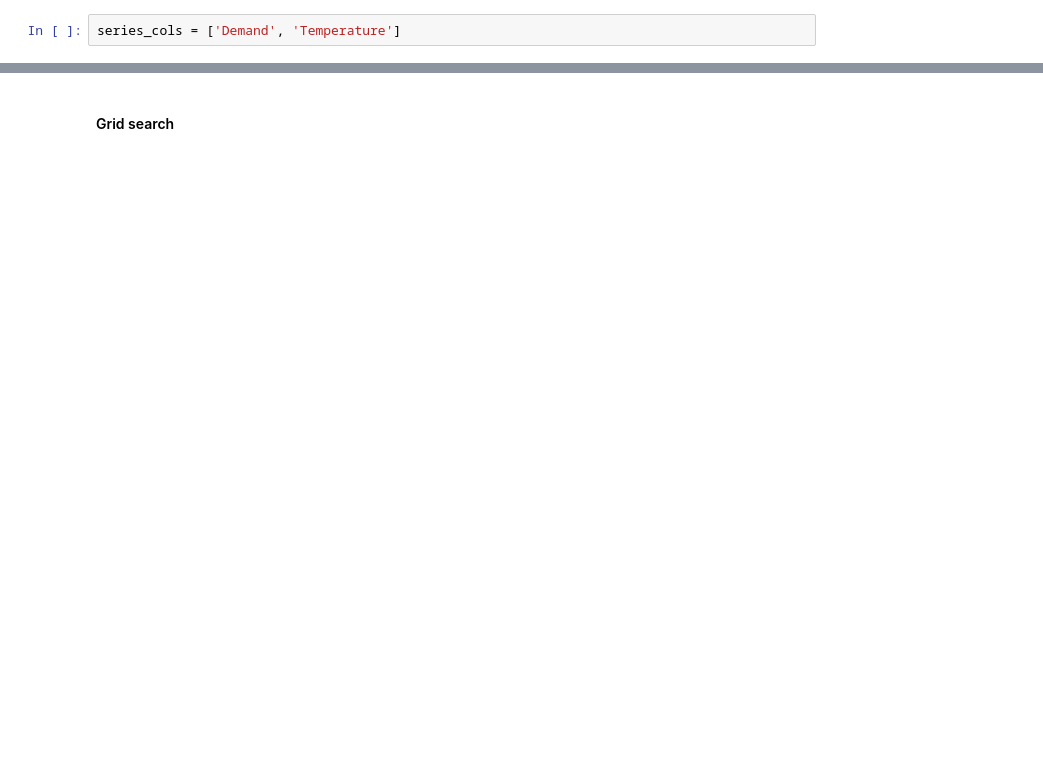
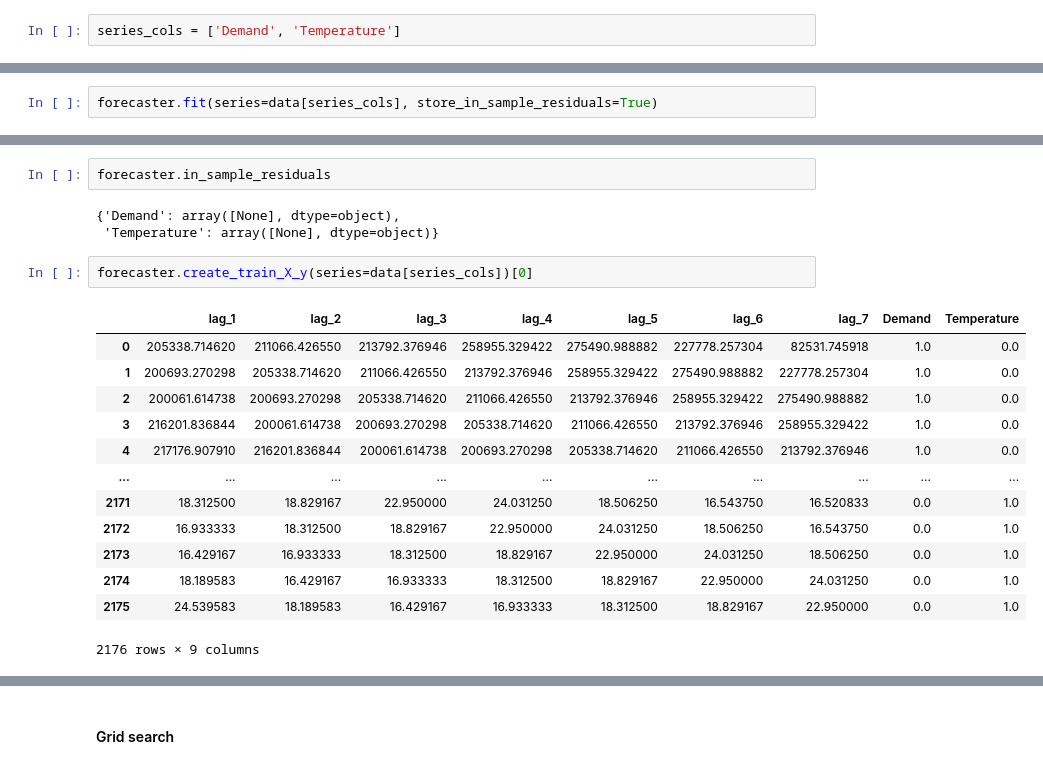
Before and after one commit to JoaquinAmatRodrigo/skforecast, a Jupyter notebook: dev/develop/skforecast_ForecasterAutoregMultiSeries_hyperparameters.ipynb, the cells around one changed output, grey strips where cells are left out. Saved outputs shown, nothing was run; the diff lists cells and outputs as text; blank space fills up the shorter version.

```diff
--- a/dev/develop/skforecast_ForecasterAutoregMultiSeries_hyperparameters.ipynb
+++ b/dev/develop/skforecast_ForecasterAutoregMultiSeries_hyperparameters.ipynb
@@ -2563,2 +2572,4 @@ Creation date: 2022-06-21 20:05:25
 Last fit date: None
 Skforecast version: 0.5.dev1
+# %%
+forecaster.fit(series=data[series_cols], store_in_sample_residuals=True)
@@ -2564,0 +2588,21 @@ Skforecast version: 0.5.dev1
+# %%
+forecaster.in_sample_residuals
+# %% [output]
+{'Demand': array([None], dtype=object),
+ 'Temperature': array([None], dtype=object)}
+# %%
+forecaster.create_train_X_y(series=data[series_cols])[0]
+# %% [output]
+|  | lag_1 | lag_2 | lag_3 | lag_4 | lag_5 | lag_6 | lag_7 | Demand | Temperature |
+| 0 | 205338.714620 | 211066.426550 | 213792.376946 | 258955.329422 | 275490.988882 | 227778.257304 | 82531.745918 | 1.0 | 0.0 |
+| 1 | 200693.270298 | 205338.714620 | 211066.426550 | 213792.376946 | 258955.329422 | 275490.988882 | 227778.257304 | 1.0 | 0.0 |
+| 2 | 200061.614738 | 200693.270298 | 205338.714620 | 211066.426550 | 213792.376946 | 258955.329422 | 275490.988882 | 1.0 | 0.0 |
+| 3 | 216201.836844 | 200061.614738 | 200693.270298 | 205338.714620 | 211066.426550 | 213792.376946 | 258955.329422 | 1.0 | 0.0 |
+| 4 | 217176.907910 | 216201.836844 | 200061.614738 | 200693.270298 | 205338.714620 | 211066.426550 | 213792.376946 | 1.0 | 0.0 |
+| ... | ... | ... | ... | ... | ... | ... | ... | ... | ... |
+| 2171 | 18.312500 | 18.829167 | 22.950000 | 24.031250 | 18.506250 | 16.543750 | 16.520833 | 0.0 | 1.0 |
+| 2172 | 16.933333 | 18.312500 | 18.829167 | 22.950000 | 24.031250 | 18.506250 | 16.543750 | 0.0 | 1.0 |
+| 2173 | 16.429167 | 16.933333 | 18.312500 | 18.829167 | 22.950000 | 24.031250 | 18.506250 | 0.0 | 1.0 |
+| 2174 | 18.189583 | 16.429167 | 16.933333 | 18.312500 | 18.829167 | 22.950000 | 24.031250 | 0.0 | 1.0 |
+| 2175 | 24.539583 | 18.189583 | 16.429167 | 16.933333 | 18.312500 | 18.829167 | 22.950000 | 0.0 | 1.0 |
+2176 rows × 9 columns
```
Also changed, not shown: parts of 8 cells of this notebook, 2 other files.
